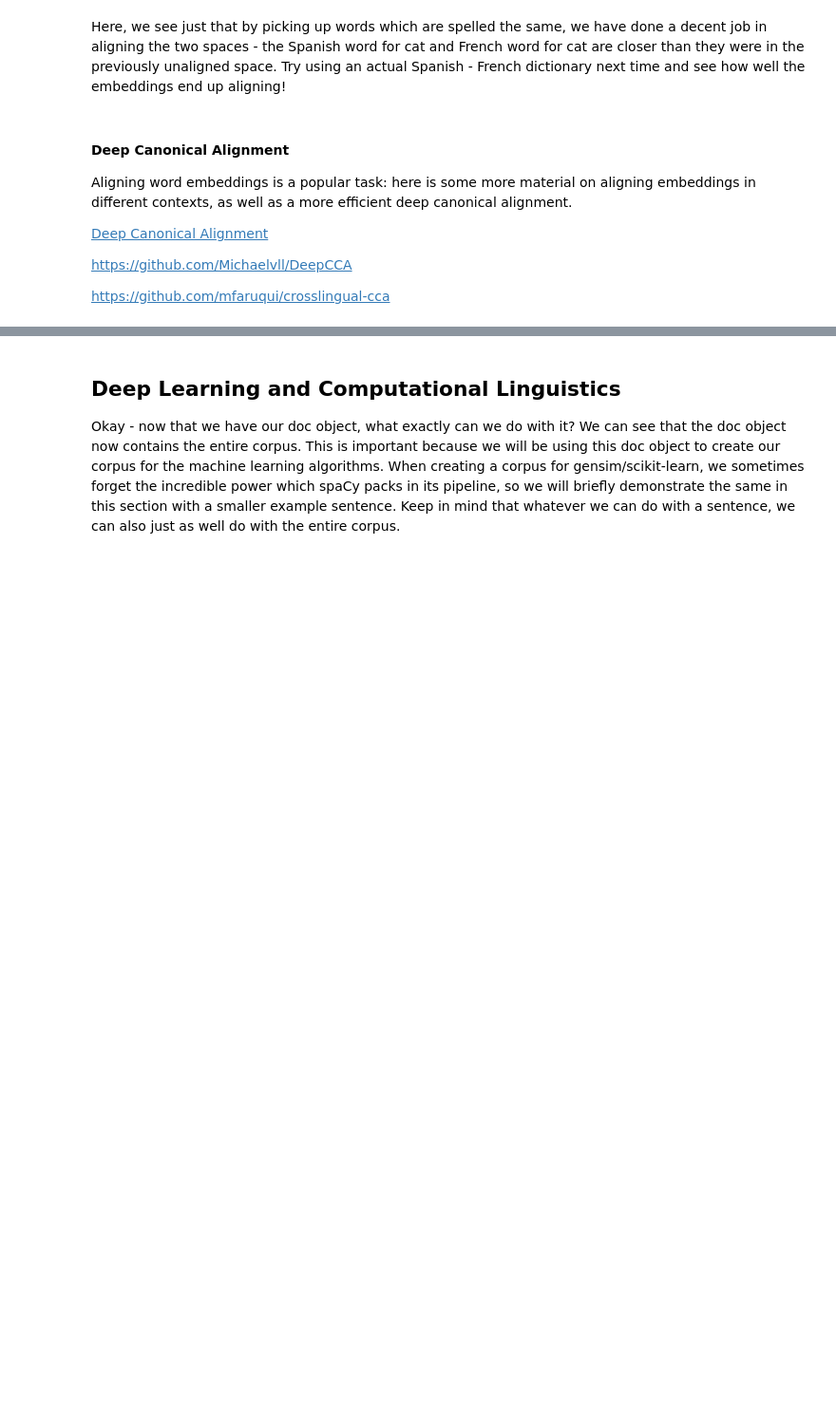
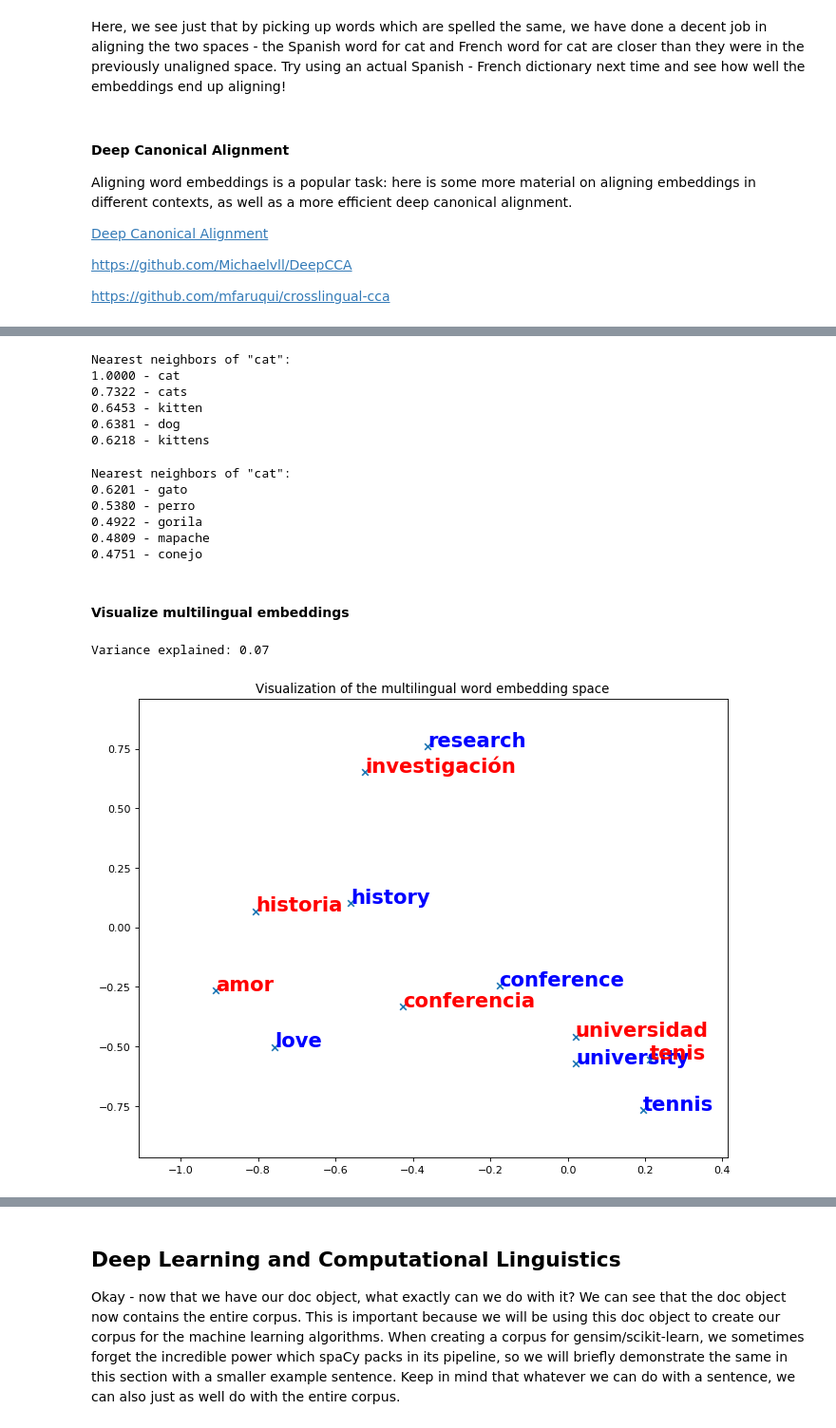
Before and after one commit to UChicago-Thinking-Deep-Learning-Course/Tutorials-Homework-Notebooks, a Jupyter notebook: week-4/tutorial_1_deep_learning_for_text.ipynb, the cells around one changed output, grey strips where cells are left out. Shown at 95% size. Saved outputs shown, nothing was run; the diff lists cells and outputs as text; code cells hidden in the pictures; blank space fills up the shorter version.

```diff
--- a/week-4/tutorial_1_deep_learning_for_text.ipynb
+++ b/week-4/tutorial_1_deep_learning_for_text.ipynb
@@ -1181,0 +1356,24 @@ section in progress
+# %%
+def load_vec(emb_path, nmax=50000):
+    vectors = []
+    word2id = {}
+    with io.open(emb_path, 'r', encoding='utf-8', newline='\n', errors='ignore') as f:
+        next(f)
+        for i, line in enumerate(f):
+            word, vect = line.rstrip().split(' ', 1)
+            vect = np.fromstring(vect, sep=' ')
+            assert word not in word2id, 'word found twice'
+            vectors.append(vect)
+            word2id[word] = len(word2id)
+            if len(word2id) == nmax:
+                break
+    id2word = {v: k for k, v in word2id.items()}
+    embeddings = np.vstack(vectors)
+    return embeddings, id2word, word2id
+# %%
+src_path = '/content/vectors-en.txt'
+tgt_path = '/content/vectors-es.txt'
+nmax = 50000  # maximum number of word embeddings to load
+
+src_embeddings, src_id2word, src_word2id = load_vec(src_path, nmax)
+tgt_embeddings, tgt_id2word, tgt_word2id = load_vec(tgt_path, nmax)
@@ -1181,0 +1391,31 @@ section in progress
+# %%
+# printing nearest neighbors in the source space
+src_word = 'cat'
+get_nn(src_word, src_embeddings, src_id2word, src_embeddings, src_id2word, K=5)
+# %% [output]
+Nearest neighbors of "cat":
+1.0000 - cat
+0.7322 - cats
+0.6453 - kitten
+0.6381 - dog
+0.6218 - kittens
+# %%
+# printing nearest neighbors in the target space
+src_word = 'cat'
+get_nn(src_word, src_embeddings, src_id2word, tgt_embeddings, tgt_id2word, K=5)
+# %% [output]
+Nearest neighbors of "cat":
+0.6201 - gato
+0.5380 - perro
+0.4922 - gorila
+0.4809 - mapache
+0.4751 - conejo
+# %% [markdown]
+#### Visualize multilingual embeddings
+# %%
+from sklearn.decomposition import PCA
+pca = PCA(n_components=2, whiten=True)  # TSNE(n_components=2, n_iter=3000, verbose=2)
+pca.fit(np.vstack([src_embeddings, tgt_embeddings]))
+print('Variance explained: %.2f' % pca.explained_variance_ratio_.sum())
+# %% [output]
+Variance explained: 0.07
@@ -1181,0 +1456,14 @@ section in progress
+# %%
+# get 5 random input words
+src_words = ['university', 'love', 'history', 'tennis', 'research', 'conference']
+tgt_words = ['universidad', 'amor', 'historia', u'tenis',  u'investigación', 'conferencia']
+
+# assert words in dictionaries
+for sw in src_words:
+    assert sw in src_word2id, '"%s" not in source dictionary' % sw
+for tw in tgt_words:
+    assert tw in tgt_word2id, '"%s" not in target dictionary' % sw
+
+plot_similar_word(src_words, src_word2id, src_embeddings, tgt_words, tgt_word2id, tgt_embeddings, pca)
+# %% [output]
+[figure, added]
```
Also changed, not shown: parts of 172 cells of this notebook, 1 other file.
